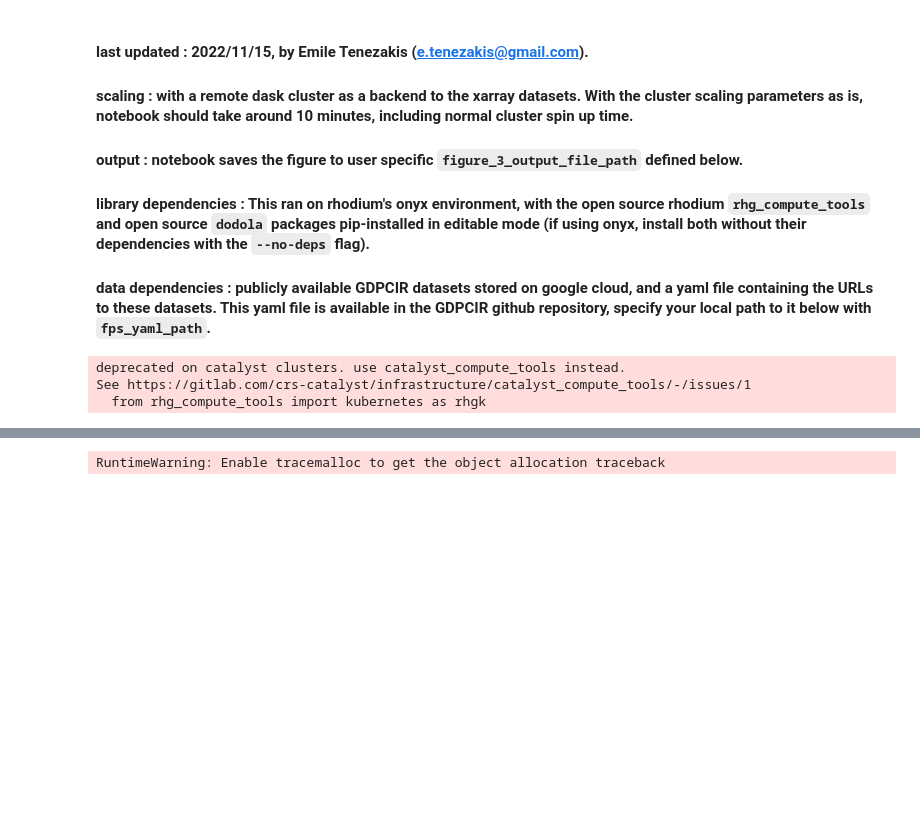
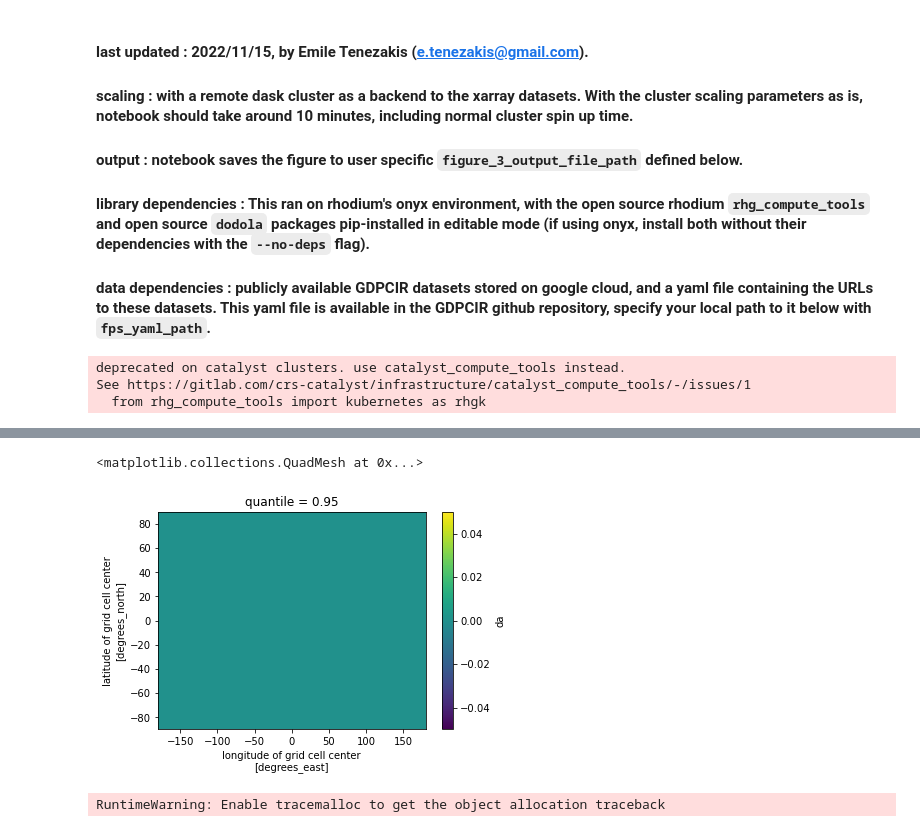
Before and after one commit to ClimateImpactLab/downscaleCMIP6, a Jupyter notebook: notebooks/paper_figures/precip_seasonal_quantile_trend.ipynb, the cells around one changed output, grey strips where cells are left out. Saved outputs shown, nothing was run; the diff lists cells and outputs as text; code cells hidden in the pictures; blank space fills up the shorter version.

```diff
--- a/notebooks/paper_figures/precip_seasonal_quantile_trend.ipynb
+++ b/notebooks/paper_figures/precip_seasonal_quantile_trend.ipynb
@@ -320,3 +331,8 @@ plt.savefig(figure_3_output_file_path, facecolor='white', bbox_inches='tight')
+# %%
+xr.where(biascorrected_trend_regridded==0, 1, 0).plot()
+# %% [output]
+<matplotlib.collections.QuadMesh at 0x...>
+[figure, added]
 # %%
 client.close(), cluster.close()
 # %% [output]
```
Also changed, not shown: parts of 10 cells of this notebook.
